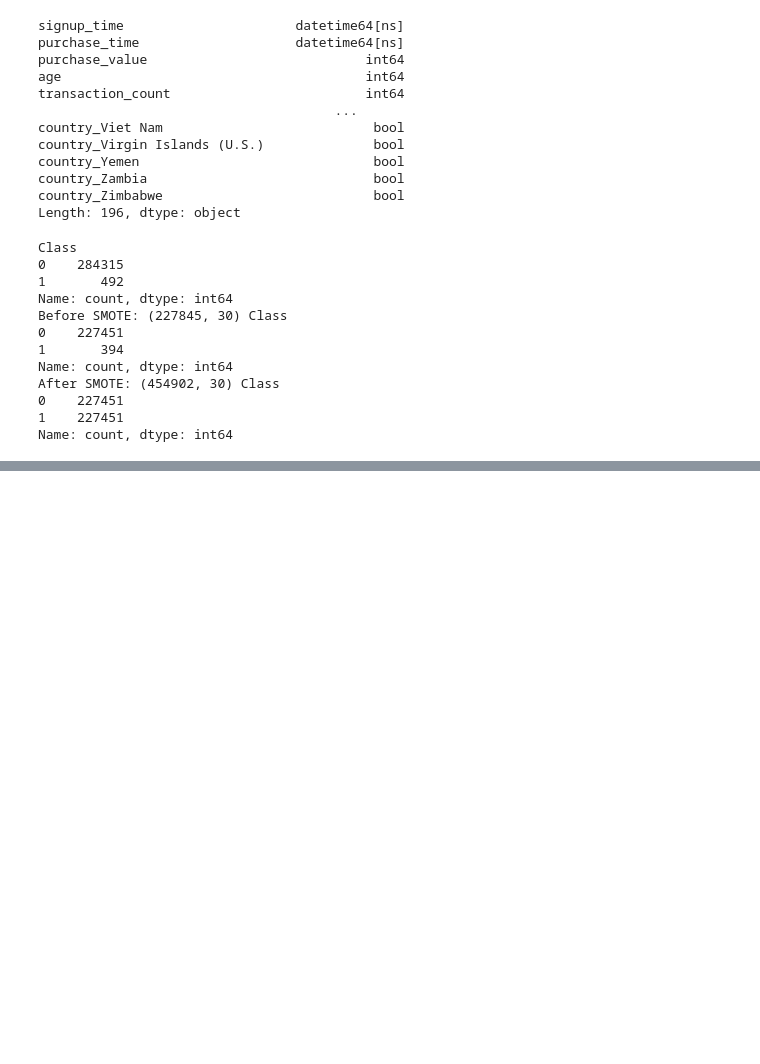
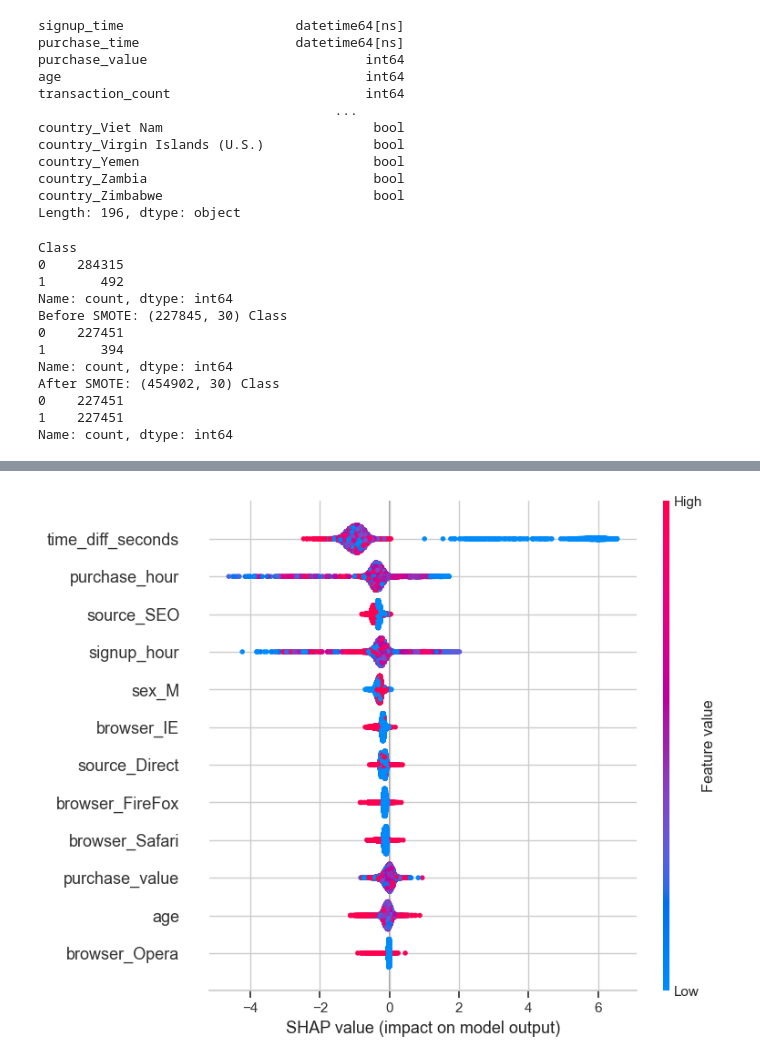
Before and after one commit to Helina-Bikes/fraud-detection-week8, a Jupyter notebook: notebooks/data_preprocessing.ipynb, the cells around one changed output, grey strips where cells are left out. Cells and saved outputs as stored; diff of their text form; code cells hidden in the pictures; blank space fills up the shorter version.

```diff
--- a/notebooks/data_preprocessing.ipynb
+++ b/notebooks/data_preprocessing.ipynb
@@ -487,0 +490,25 @@ AUC-PR: 0.7772
+# %%
+import shap
+import xgboost as xgb
+import matplotlib.pyplot as plt
+
+# Step 1: Train your best model
+model = xgb.XGBClassifier(random_state=42)
+model.fit(X_train_res, y_train_res)
+
+# Step 2: Use TreeExplainer for tree models
+explainer = shap.TreeExplainer(model)
+
+# Step 3: Compute SHAP values
+shap_values = explainer.shap_values(X_test)
+
+# Step 4: SHAP Summary Plot
+shap.summary_plot(shap_values, X_test)
+
+# Step 5: SHAP Force Plot for a single prediction
+shap.initjs()
+sample_index = 0
+force_plot = shap.force_plot(explainer.expected_value, shap_values[sample_index], X_test.iloc[sample_index])
+shap.save_html("shap_force_plot.html", force_plot)
+# %% [output]
+[figure, added]
```
Also changed, not shown: parts of 5 cells of this notebook, 1 other file.
